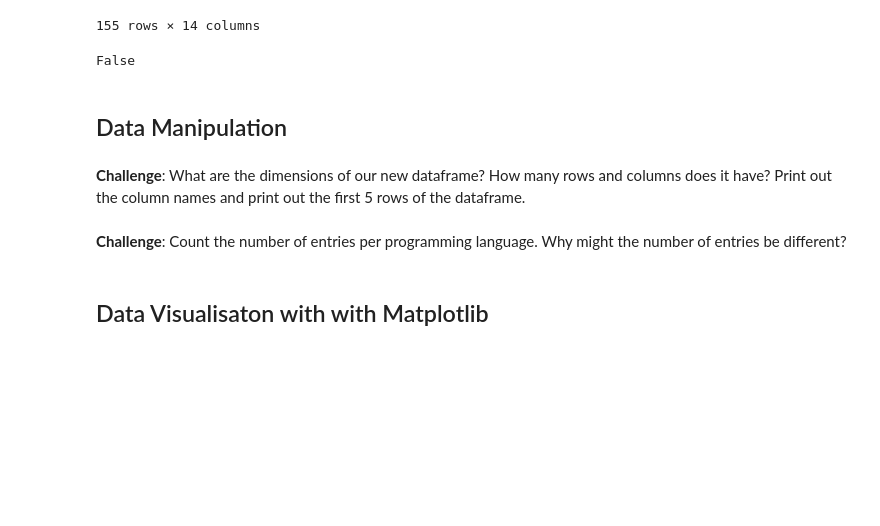
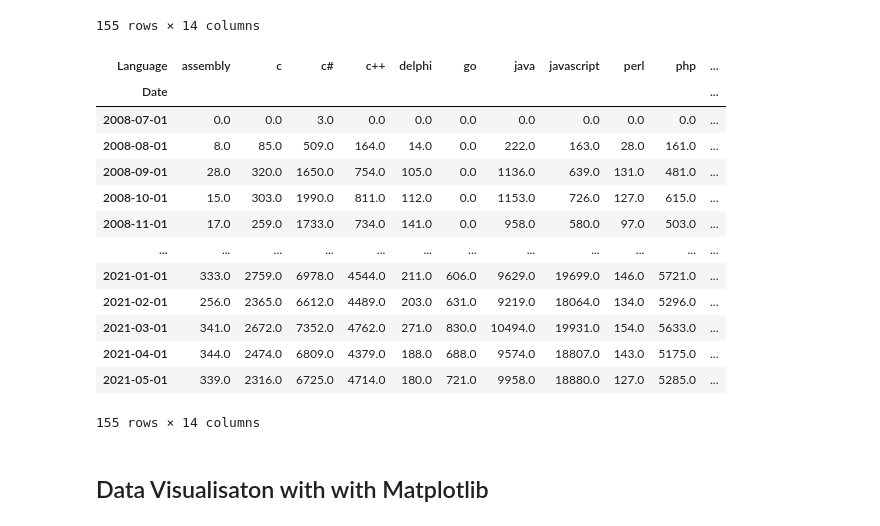
Before and after one commit to kvanst3/Backend, a Jupyter notebook: Data Science/popular language/Programming_Languages_(start).ipynb, the cells around one changed output. Drawn from its saved outputs; the diff is of its cells as text; code cells hidden in the pictures; blank space fills up the shorter version.

Commit message:
ploting data has never been easier

```diff
--- a/Data Science/popular language/Programming_Languages_(start).ipynb
+++ b/Data Science/popular language/Programming_Languages_(start).ipynb
@@ -150,16 +151,24 @@ reshaped_df
 # %%
 reshaped_df.shape
 reshaped_df.columns
 reshaped_df.fillna(0, inplace=True)
 reshaped_df.isna().values.any()
+reshaped_df
 # %% [output]
+| Language | assembly | c | c# | c++ | delphi | go | java | javascript | perl | php | ... |
+| Date |  |  |  |  |  |  |  |  |  |  | ... |
+| 2008-07-01 | 0.0 | 0.0 | 3.0 | 0.0 | 0.0 | 0.0 | 0.0 | 0.0 | 0.0 | 0.0 | ... |
+| 2008-08-01 | 8.0 | 85.0 | 509.0 | 164.0 | 14.0 | 0.0 | 222.0 | 163.0 | 28.0 | 161.0 | ... |
+| 2008-09-01 | 28.0 | 320.0 | 1650.0 | 754.0 | 105.0 | 0.0 | 1136.0 | 639.0 | 131.0 | 481.0 | ... |
+| 2008-10-01 | 15.0 | 303.0 | 1990.0 | 811.0 | 112.0 | 0.0 | 1153.0 | 726.0 | 127.0 | 615.0 | ... |
+| 2008-11-01 | 17.0 | 259.0 | 1733.0 | 734.0 | 141.0 | 0.0 | 958.0 | 580.0 | 97.0 | 503.0 | ... |
+| ... | ... | ... | ... | ... | ... | ... | ... | ... | ... | ... | ... |
+| 2021-01-01 | 333.0 | 2759.0 | 6978.0 | 4544.0 | 211.0 | 606.0 | 9629.0 | 19699.0 | 146.0 | 5721.0 | ... |
+| 2021-02-01 | 256.0 | 2365.0 | 6612.0 | 4489.0 | 203.0 | 631.0 | 9219.0 | 18064.0 | 134.0 | 5296.0 | ... |
+| 2021-03-01 | 341.0 | 2672.0 | 7352.0 | 4762.0 | 271.0 | 830.0 | 10494.0 | 19931.0 | 154.0 | 5633.0 | ... |
+| 2021-04-01 | 344.0 | 2474.0 | 6809.0 | 4379.0 | 188.0 | 688.0 | 9574.0 | 18807.0 | 143.0 | 5175.0 | ... |
+| 2021-05-01 | 339.0 | 2316.0 | 6725.0 | 4714.0 | 180.0 | 721.0 | 9958.0 | 18880.0 | 127.0 | 5285.0 | ... |
-False
+155 rows × 14 columns
-# %% [markdown]
-## Data Manipulation
-# %% [markdown]
-**Challenge**: What are the dimensions of our new dataframe? How many rows and columns does it have? Print out the column names and print out the first 5 rows of the dataframe.
-# %% [markdown]
-**Challenge**: Count the number of entries per programming language. Why might the number of entries be different?
 # %% [markdown]
 ## Data Visualisaton with with Matplotlib
 # %% [markdown]
```
Also changed, not shown: parts of 3 cells of this notebook.
